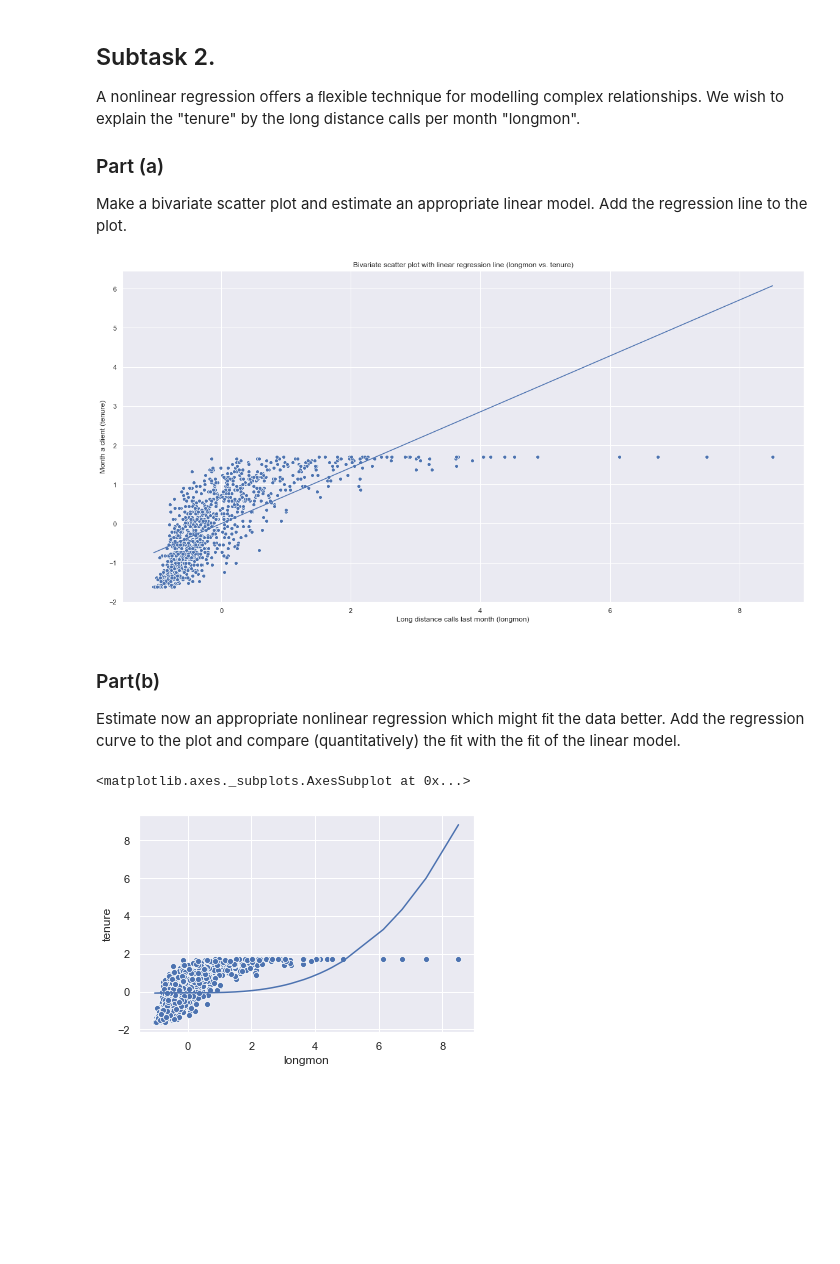
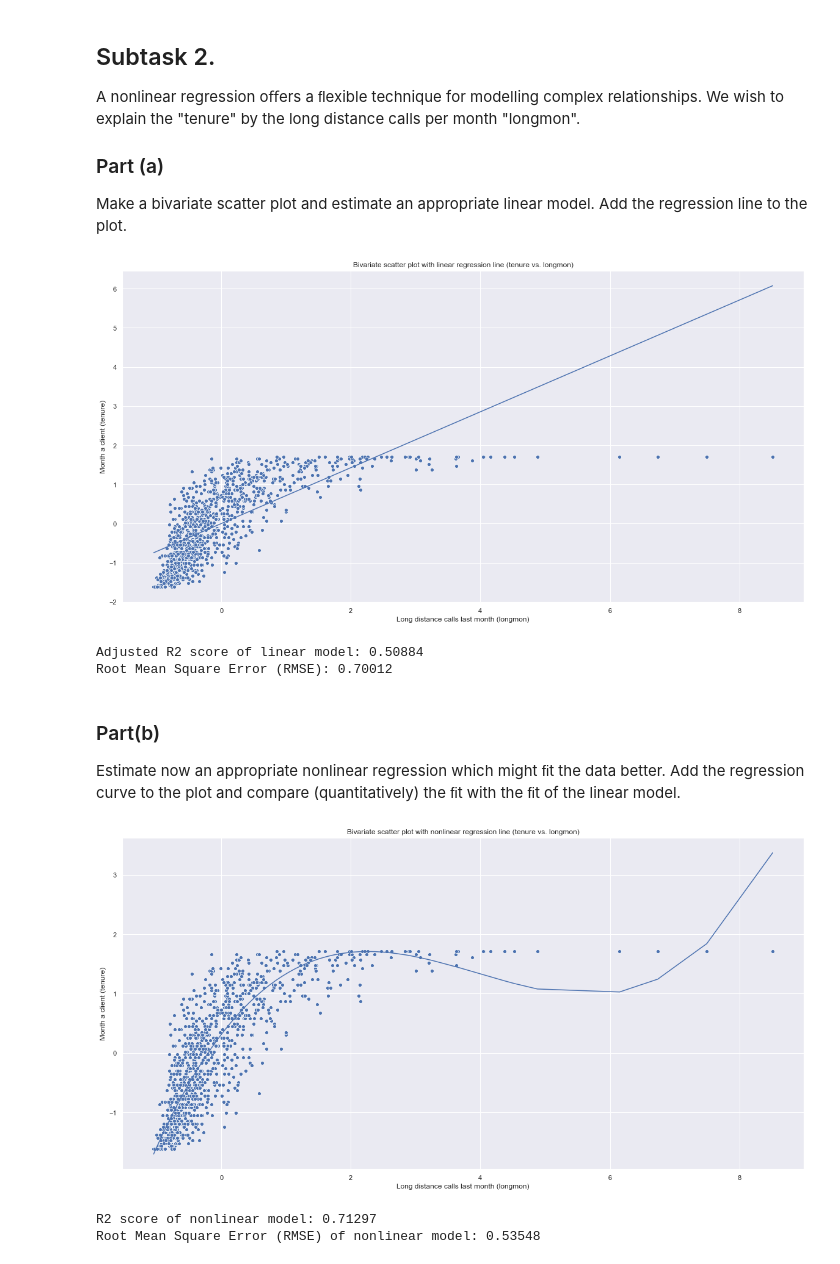
Before and after one commit to kai-wren/Statistic, a Jupyter notebook: Assignment 3.ipynb, the cells around one changed output. Drawn from its saved outputs; the diff is of its cells as text; code cells hidden in the pictures; blank space fills up the shorter version.

```diff
--- a/Assignment 3.ipynb
+++ b/Assignment 3.ipynb
@@ -201,19 +201,26 @@ X = sm.add_constant(X)
 Y = telco_df_norm_dummy.copy().tenure
 
 result = sm.OLS(Y , X).fit()
-result.summary()
 
 Y_pred_man = np.dot(X, result.params)
 
 plt.figure(figsize=(20,10))
 sns.scatterplot(x=telco_df_norm_dummy.longmon, y=telco_df_norm_dummy.tenure)
 sns.lineplot(x=telco_df_norm_dummy.longmon, y=Y_pred_man)
-plt.title("Bivariate scatter plot with linear regression line (longmon vs. tenure)")
+plt.title("Bivariate scatter plot with linear regression line (tenure vs. longmon)")
 plt.ylabel("Month a client (tenure)")
 plt.xlabel("Long distance calls last month (longmon)")
 plt.show()
+
+rmse = np.sqrt(((Y - result.fittedvalues)**2).mean())
+print("Adjusted R2 score of linear model: %.5f" %result.rsquared_adj)
+print("Root Mean Square Error (RMSE) of linear model: %.5f" %rmse)
+
+# result.summary()
 # %% [output]
 [figure]
+Adjusted R2 score of linear model: 0.50884
+Root Mean Square Error (RMSE): 0.70012
 # %% [markdown]
 ### Part(b)
 
@@ -221,15 +228,27 @@ Estimate now an appropriate nonlinear regression which might ﬁt the data bette
 # %%
 from sklearn.svm import SVR
 
 X = telco_df_norm_dummy.copy().longmon
 X = X.to_numpy().reshape(-1, 1)
 Y = telco_df_norm_dummy.copy().tenure
 
-model = SVR(kernel='poly')
+# print(X.reshape(-1).shape)
+
+model = SVR(kernel='poly', C=100, gamma='auto', degree=3, epsilon=.1, coef0=1)
 model.fit(X,Y)
 
-sns.scatterplot(x=telco_df_norm_dummy.longmon, y=telco_df_norm_dummy.tenure)
-sns.lineplot(x=telco_df_norm_dummy.longmon, y=model.predict(X))
+plt.figure(figsize=(20,10))
+sns.scatterplot(x=X.reshape(-1), y=telco_df_norm_dummy.tenure)
+sns.lineplot(x=X.reshape(-1), y=model.predict(X))
+plt.title("Bivariate scatter plot with nonlinear regression line (tenure vs. longmon)")
+plt.ylabel("Month a client (tenure)")
+plt.xlabel("Long distance calls last month (longmon)")
+plt.show()
+
+rmse = np.sqrt(((Y - model.predict(X))**2).mean())
+print("R2 score of nonlinear model: %.5f" %model.score(X,Y))
+print("Root Mean Square Error (RMSE) of nonlinear model: %.5f" %rmse)
 # %% [output]
+[figure, new version]
-<matplotlib.axes._subplots.AxesSubplot at 0x...>
+R2 score of nonlinear model: 0.71297
+Root Mean Square Error (RMSE) of nonlinear model: 0.53548
-[figure, old version]
```
Also changed, not shown: parts of 2 cells of this notebook.
